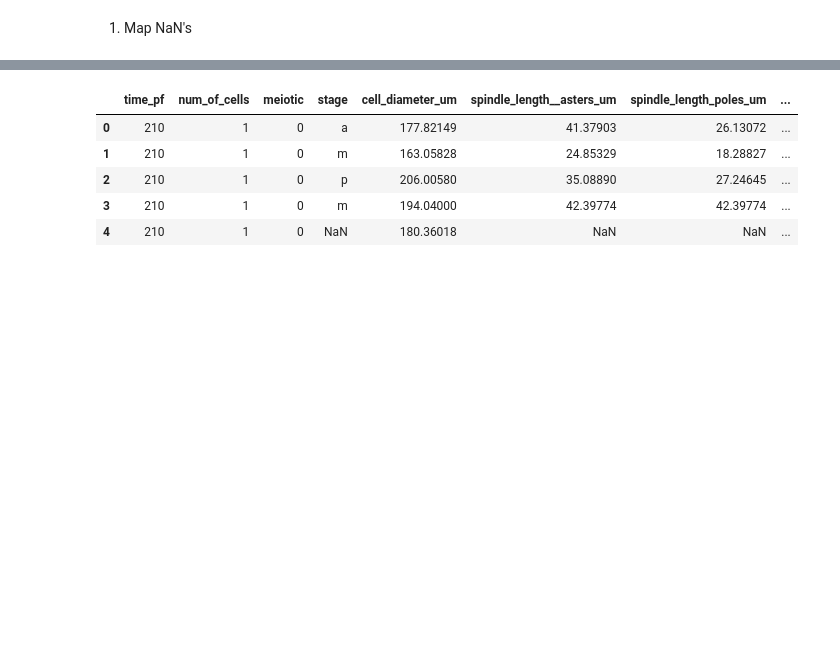
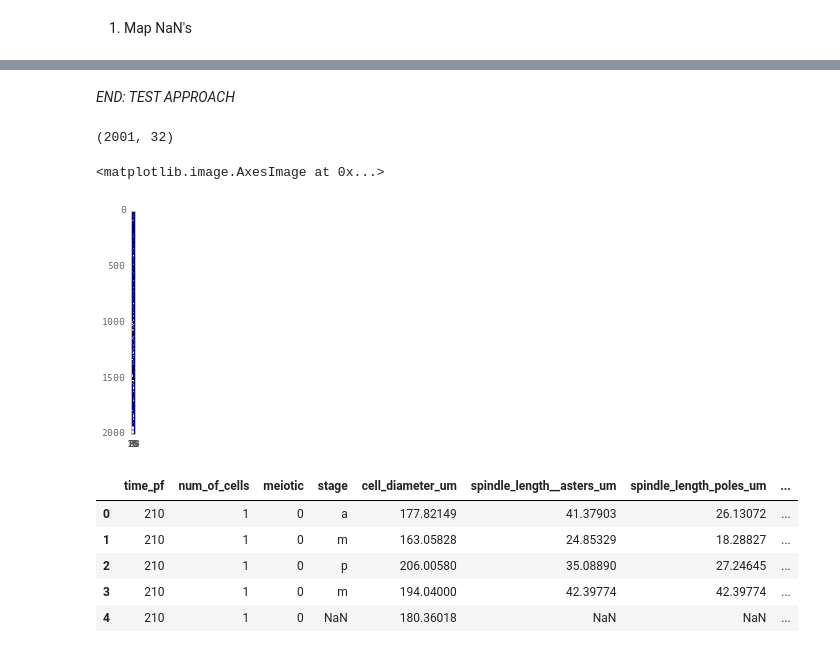
Before and after one commit to emmaggie/SPINDLE_ZOO, a Jupyter notebook: SEPTEMBER_2014/A_Marina_spindle_zoo_part5.ipynb, the cells around one changed output, grey strips where cells are left out. Cells and saved outputs as stored; diff of their text form; code cells hidden in the pictures; blank space fills up the shorter version.

```diff
--- a/SEPTEMBER_2014/A_Marina_spindle_zoo_part5.ipynb
+++ b/SEPTEMBER_2014/A_Marina_spindle_zoo_part5.ipynb
@@ -37 +78,9 @@ dfo=pd.read_csv('../SEPTEMBER_2014/original.csv')
+# %%
+#type(dfo.dtypes[dfo.dtypes == 'object'].index)
+cols_to_delete=dfo.dtypes[dfo.dtypes == 'object'].index
+# %%
+cols_to_delete=cols_to_delete.tolist()
+# %%
+#dfo.drop(cols_to_delete,axis=1).info()
+dfo=dfo.drop(cols_to_delete,axis=1)
 # %%
@@ -48,0 +154,12 @@ dfo_map=dfo.copy()
+# %% [markdown]
+*END: TEST APPROACH*
+# %%
+dfo.get_values().shape
+# %% [output]
+(2001, 32)
+# %%
+#http://mathesaurus.sourceforge.net/matlab-numpy.html
+plt.imshow(dfo.get_values())
+# %% [output]
+<matplotlib.image.AxesImage at 0x...>
+[figure, added]
```
Also changed, not shown: parts of 16 cells of this notebook.
